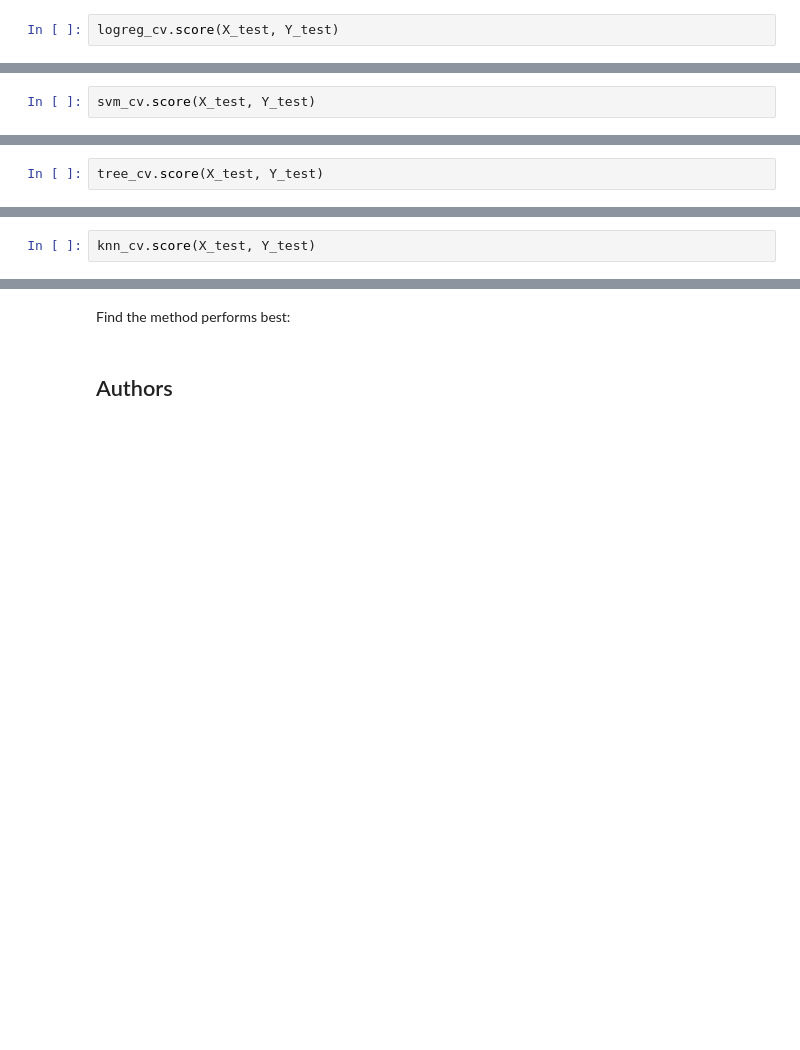
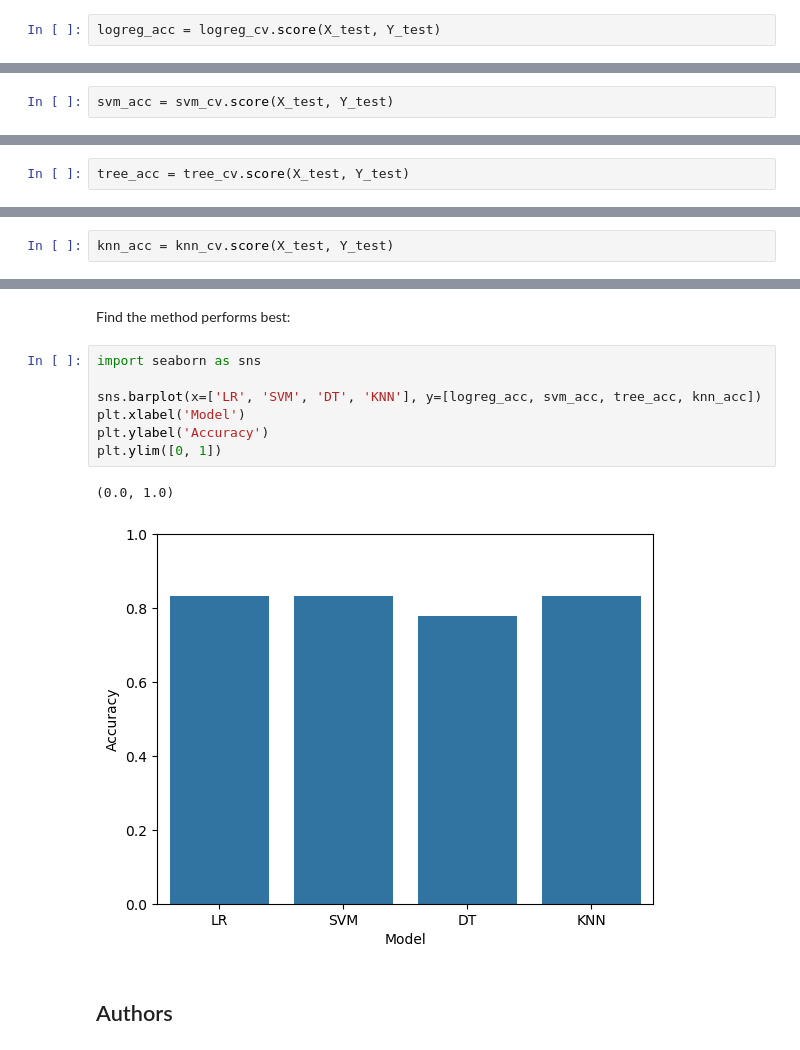
Before and after one commit to rankss/Coursera, a Jupyter notebook: Applied Data Science Capstone/SpaceX_Machine Learning Prediction_Part_5.ipynb, the cells around one changed output, grey strips where cells are left out. Cells and saved outputs as stored; diff of their text form; blank space fills up the shorter version.

```diff
--- a/Applied Data Science Capstone/SpaceX_Machine Learning Prediction_Part_5.ipynb
+++ b/Applied Data Science Capstone/SpaceX_Machine Learning Prediction_Part_5.ipynb
@@ -182,4 +182,4 @@ accuracy : 0.8464285714285713
 # %% [markdown]
 Calculate the accuracy on the test data using the method <code>score</code>:
 # %%
-logreg_cv.score(X_test, Y_test)
+logreg_acc = logreg_cv.score(X_test, Y_test)
@@ -230,4 +228,4 @@ accuracy : 0.8482142857142856
 # %% [markdown]
 Calculate the accuracy on the test data using the method <code>score</code>:
 # %%
-svm_cv.score(X_test, Y_test)
+svm_acc = svm_cv.score(X_test, Y_test)
@@ -292,4 +288,4 @@ accuracy : 0.875
 # %% [markdown]
 Calculate the accuracy of tree_cv on the test data using the method <code>score</code>:
 # %%
-tree_cv.score(X_test, Y_test)
+tree_acc = tree_cv.score(X_test, Y_test)
@@ -331,4 +325,4 @@ accuracy : 0.8482142857142858
 # %% [markdown]
 Calculate the accuracy of knn_cv on the test data using the method <code>score</code>:
 # %%
-knn_cv.score(X_test, Y_test)
+knn_acc = knn_cv.score(X_test, Y_test)
@@ -345,6 +337,16 @@ plot_confusion_matrix(Y_test,yhat)
 ## TASK  12
 # %% [markdown]
 Find the method performs best:
+# %%
+import seaborn as sns
+
+sns.barplot(x=['LR', 'SVM', 'DT', 'KNN'], y=[logreg_acc, svm_acc, tree_acc, knn_acc])
+plt.xlabel('Model')
+plt.ylabel('Accuracy')
+plt.ylim([0, 1])
+# %% [output]
+(0.0, 1.0)
+[figure, added]
 # %% [markdown]
 ## Authors
 # %% [markdown]
```
Also changed, not shown: parts of 6 cells of this notebook, 1 other file.
